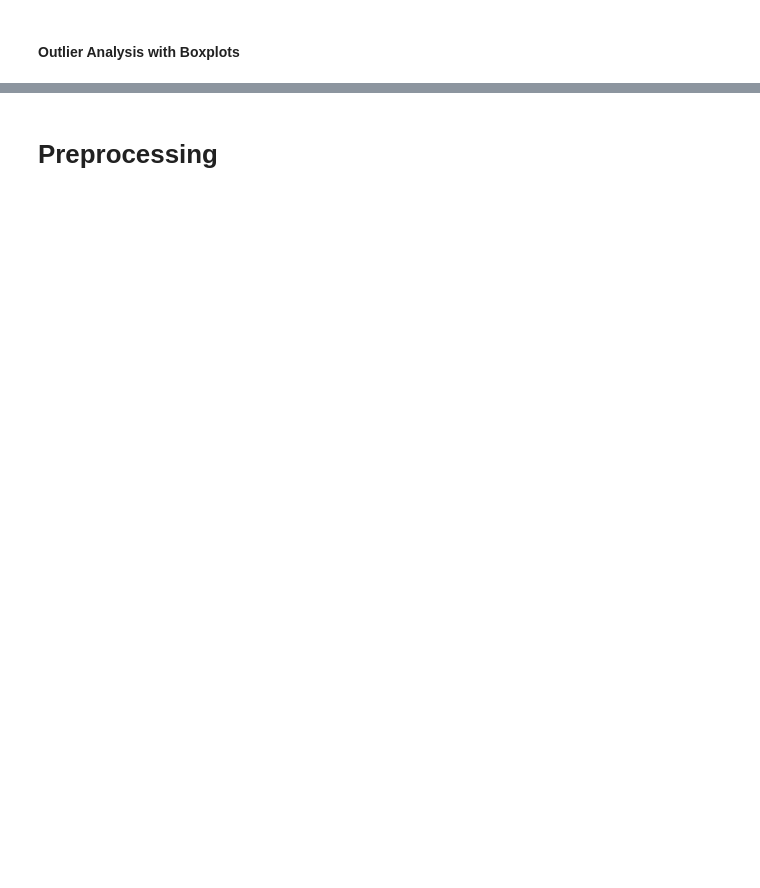
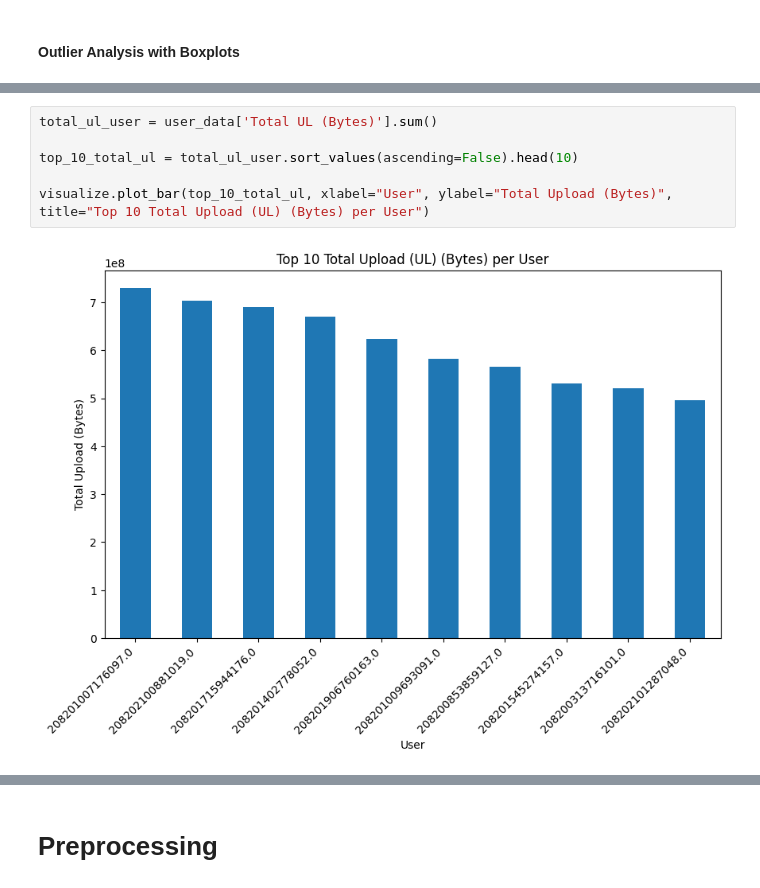
Before and after one commit to Yohanes213/10ac_TellCo_week1, a Jupyter notebook: notebook/tellco.ipynb, the cells around one changed output, grey strips where cells are left out. Saved outputs shown, nothing was run; the diff lists cells and outputs as text; blank space fills up the shorter version.

```diff
--- a/notebook/tellco.ipynb
+++ b/notebook/tellco.ipynb
@@ -190,0 +218,8 @@ plt.show()
+# %%
+total_ul_user = user_data['Total UL (Bytes)'].sum()
+
+top_10_total_ul = total_ul_user.sort_values(ascending=False).head(10)
+
+visualize.plot_bar(top_10_total_ul, xlabel="User", ylabel="Total Upload (Bytes)", title="Top 10 Total Upload (UL) (Bytes) per User")
+# %% [output]
+[figure, added]
```
Also changed, not shown: parts of 28 cells of this notebook.
